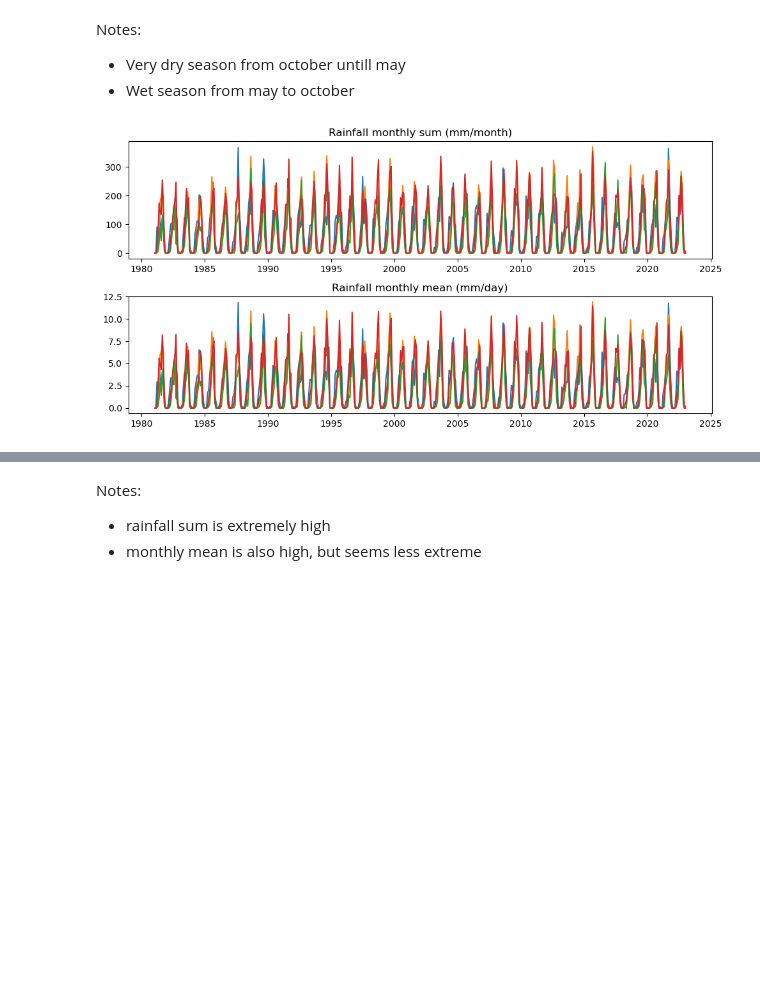
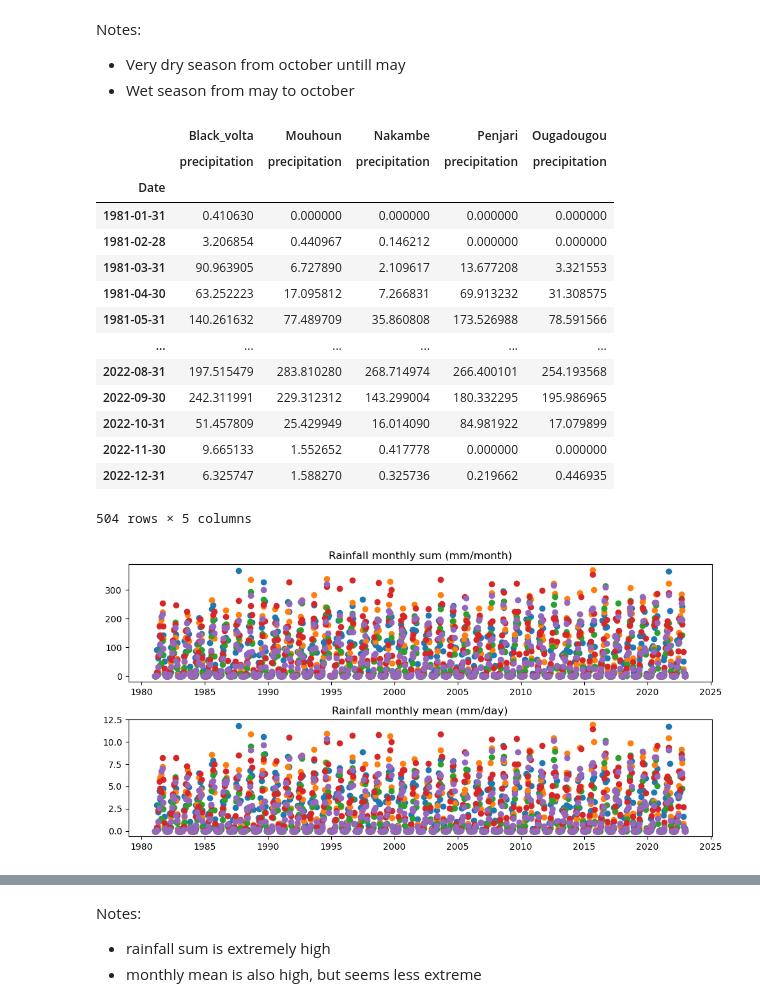
Before and after one commit to Daafip/Volta-burkina-faso, a Jupyter notebook: data/rainfall data volta/Data_hydrologu_BF.ipynb, the cells around one changed output, grey strips where cells are left out. Cells and saved outputs as stored; diff of their text form; code cells hidden in the pictures; blank space fills up the shorter version.

```diff
--- a/data/rainfall data volta/Data_hydrologu_BF.ipynb
+++ b/data/rainfall data volta/Data_hydrologu_BF.ipynb
@@ -26,8 +26,10 @@ Oti = pd.read_csv(f'{home_path}\\data\\Volta_ERA5_lat_lon\ichirps_20_25_0.0E_8.5
                       skipinitialspace = True, header = None, usecols=[0,1], names = ['Date','precipitation'])
 Penjari = pd.read_csv(f'{home_path}\\data\\Volta_ERA5_lat_lon\ichirps_20_25_1.0E_11.0N_n.dat.txt', parse_dates = [0], delimiter = ' ', index_col=[0], skiprows=31,
                       skipinitialspace = True, header = None, usecols=[0,1], names = ['Date','precipitation'])
+Ougadougou = pd.read_csv(f'{home_path}\\data\\Volta_ERA5_lat_lon\ichirps_20_25_-1.5E_12.4N_n.dat.txt', parse_dates = [0], delimiter = ' ', index_col=[0], skiprows=31,
+                      skipinitialspace = True, header = None, usecols=[0,1], names = ['Date','precipitation'])
 # %%
-names_col = ['Black_volta', 'Lake_Volta', 'Mouhoun', 'Nakambe', 'Oti', 'Penjari']
-Rainfall_data = pd.concat([Black_volta, Lake_Volta, Mouhoun, Nakambe, Oti, Penjari], axis = 1, keys = names_col, ignore_index=False)
+names_col = ['Black_volta', 'Lake_Volta', 'Mouhoun', 'Nakambe', 'Oti', 'Penjari', 'Ougadougou']
+Rainfall_data = pd.concat([Black_volta, Lake_Volta, Mouhoun, Nakambe, Oti, Penjari, Ougadougou], axis = 1, keys = names_col, ignore_index=False)
 Rainfall_data
 # %% [output]
@@ -109,22 +111,38 @@ Notes:
 - Wet season from may to october
 # %%
 # sorting to only B.F
-Rainfall_sorted_BF = Rainfall_data.loc[:,['Black_volta','Mouhoun', 'Nakambe', 'Penjari']]
+Rainfall_sorted_BF = Rainfall_data.loc[:,['Black_volta','Mouhoun', 'Nakambe', 'Penjari', 'Ougadougou']]
 Rainfall_BF_msum = Rainfall_sorted_BF.resample('M').sum()
 Rainfall_BF_mmean = Rainfall_sorted_BF.resample('M').mean()
 
 #plotting monthly sum and mean
 plt.figure(figsize= (10,5))
 
 plt.subplot(2, 1, 1)
 plt.title('Rainfall monthly sum (mm/month)')
-plt.plot(Rainfall_BF_msum)
+plt.plot(Rainfall_BF_msum, 'o')
 plt.subplot(2, 1, 2)
 plt.title('Rainfall monthly mean (mm/day)')
-plt.plot(Rainfall_BF_mmean)
+plt.plot(Rainfall_BF_mmean, 'o')
 plt.tight_layout();
+Rainfall_BF_msum
 # %% [output]
+|  | Black_volta | Mouhoun | Nakambe | Penjari | Ougadougou |
+|  | precipitation | precipitation | precipitation | precipitation | precipitation |
+| Date |  |  |  |  |  |
+| 1981-01-31 | 0.410630 | 0.000000 | 0.000000 | 0.000000 | 0.000000 |
+| 1981-02-28 | 3.206854 | 0.440967 | 0.146212 | 0.000000 | 0.000000 |
+| 1981-03-31 | 90.963905 | 6.727890 | 2.109617 | 13.677208 | 3.321553 |
+| 1981-04-30 | 63.252223 | 17.095812 | 7.266831 | 69.913232 | 31.308575 |
+| 1981-05-31 | 140.261632 | 77.489709 | 35.860808 | 173.526988 | 78.591566 |
+| ... | ... | ... | ... | ... | ... |
+| 2022-08-31 | 197.515479 | 283.810280 | 268.714974 | 266.400101 | 254.193568 |
+| 2022-09-30 | 242.311991 | 229.312312 | 143.299004 | 180.332295 | 195.986965 |
+| 2022-10-31 | 51.457809 | 25.429949 | 16.014090 | 84.981922 | 17.079899 |
+| 2022-11-30 | 9.665133 | 1.552652 | 0.417778 | 0.000000 | 0.000000 |
+| 2022-12-31 | 6.325747 | 1.588270 | 0.325736 | 0.219662 | 0.446935 |
+504 rows × 5 columns
-[figure, old version]
+[figure, new version]
 # %%
 # resample yearly
 Rainfall_BF_ysum = Rainfall_sorted_BF.resample('Y').sum()
```
Also changed, not shown: parts of 21 cells of this notebook, 1 other file.
